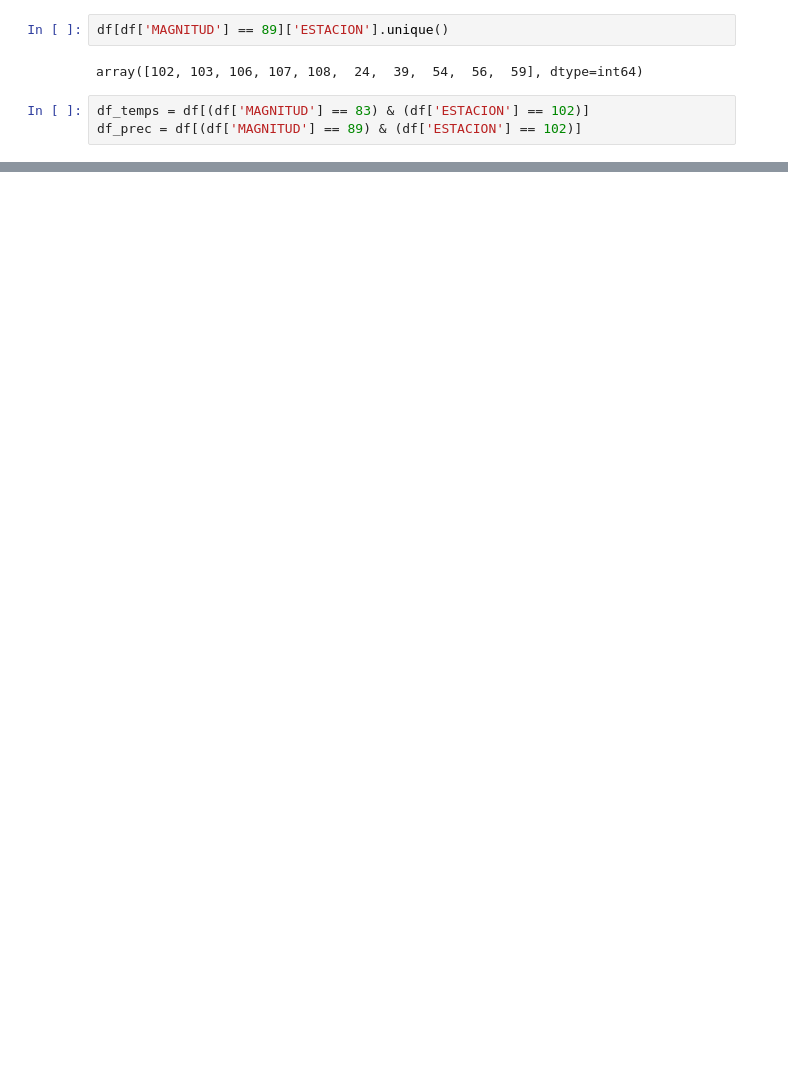
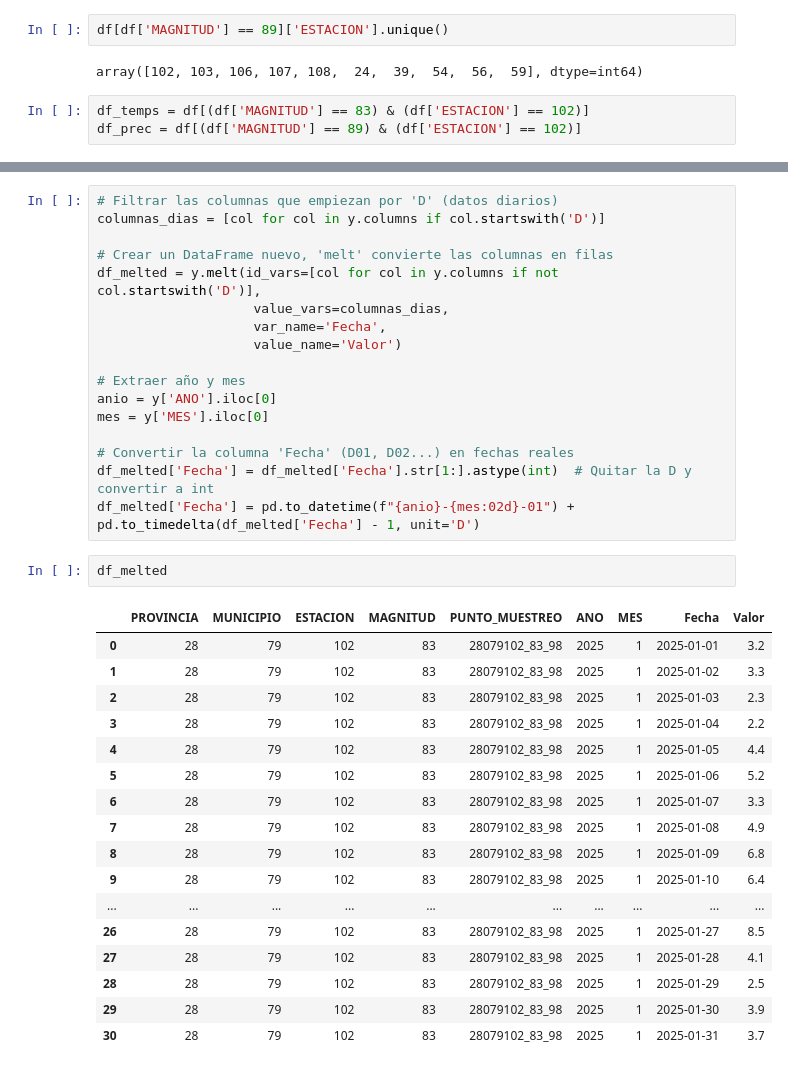
Before and after one commit to GamblerRunner/PrediccionMeteorologica, a Jupyter notebook: src/pruebas/Madrid_Data_Pruebas.ipynb, the cells around one changed output, grey strips where cells are left out. Drawn from its saved outputs; the diff is of its cells as text; blank space fills up the shorter version.

```diff
--- a/src/pruebas/Madrid_Data_Pruebas.ipynb
+++ b/src/pruebas/Madrid_Data_Pruebas.ipynb
@@ -90,0 +90,37 @@ y
+# %%
+# Filtrar las columnas que empiezan por 'D' (datos diarios)
+columnas_dias = [col for col in y.columns if col.startswith('D')]
+
+# Crear un DataFrame nuevo, 'melt' convierte las columnas en filas
+df_melted = y.melt(id_vars=[col for col in y.columns if not col.startswith('D')],
+                    value_vars=columnas_dias,
+                    var_name='Fecha',
+                    value_name='Valor')
+
+# Extraer año y mes
+anio = y['ANO'].iloc[0]
+mes = y['MES'].iloc[0]
+
+# Convertir la columna 'Fecha' (D01, D02...) en fechas reales
+df_melted['Fecha'] = df_melted['Fecha'].str[1:].astype(int)  # Quitar la D y convertir a int
+df_melted['Fecha'] = pd.to_datetime(f"{anio}-{mes:02d}-01") + pd.to_timedelta(df_melted['Fecha'] - 1, unit='D')
+# %%
+df_melted
+# %% [output]
+|  | PROVINCIA | MUNICIPIO | ESTACION | MAGNITUD | PUNTO_MUESTREO | ANO | MES | Fecha | Valor |
+| 0 | 28 | 79 | 102 | 83 | 28079102_83_98 | 2025 | 1 | 2025-01-01 | 3.2 |
+| 1 | 28 | 79 | 102 | 83 | 28079102_83_98 | 2025 | 1 | 2025-01-02 | 3.3 |
+| 2 | 28 | 79 | 102 | 83 | 28079102_83_98 | 2025 | 1 | 2025-01-03 | 2.3 |
+| 3 | 28 | 79 | 102 | 83 | 28079102_83_98 | 2025 | 1 | 2025-01-04 | 2.2 |
+| 4 | 28 | 79 | 102 | 83 | 28079102_83_98 | 2025 | 1 | 2025-01-05 | 4.4 |
+| 5 | 28 | 79 | 102 | 83 | 28079102_83_98 | 2025 | 1 | 2025-01-06 | 5.2 |
+| 6 | 28 | 79 | 102 | 83 | 28079102_83_98 | 2025 | 1 | 2025-01-07 | 3.3 |
+| 7 | 28 | 79 | 102 | 83 | 28079102_83_98 | 2025 | 1 | 2025-01-08 | 4.9 |
+| 8 | 28 | 79 | 102 | 83 | 28079102_83_98 | 2025 | 1 | 2025-01-09 | 6.8 |
+| 9 | 28 | 79 | 102 | 83 | 28079102_83_98 | 2025 | 1 | 2025-01-10 | 6.4 |
+| ... | ... | ... | ... | ... | ... | ... | ... | ... | ... |
+| 26 | 28 | 79 | 102 | 83 | 28079102_83_98 | 2025 | 1 | 2025-01-27 | 8.5 |
+| 27 | 28 | 79 | 102 | 83 | 28079102_83_98 | 2025 | 1 | 2025-01-28 | 4.1 |
+| 28 | 28 | 79 | 102 | 83 | 28079102_83_98 | 2025 | 1 | 2025-01-29 | 2.5 |
+| 29 | 28 | 79 | 102 | 83 | 28079102_83_98 | 2025 | 1 | 2025-01-30 | 3.9 |
+| 30 | 28 | 79 | 102 | 83 | 28079102_83_98 | 2025 | 1 | 2025-01-31 | 3.7 |
```
Also changed, not shown: parts of 8 cells of this notebook, 1 other file.
